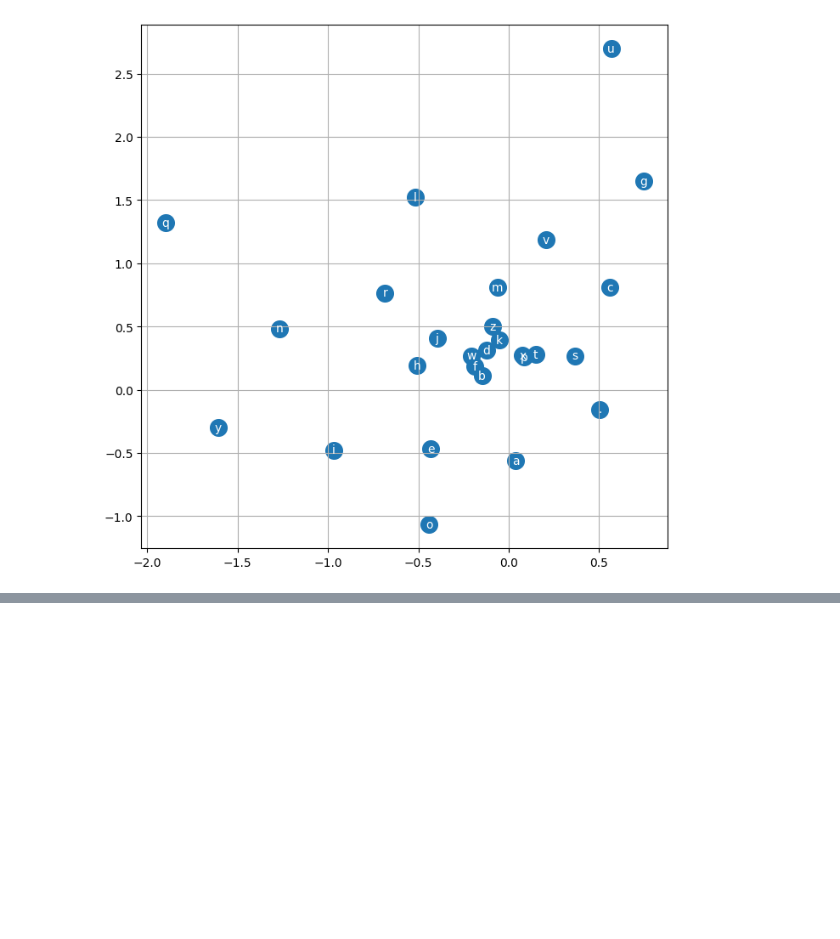
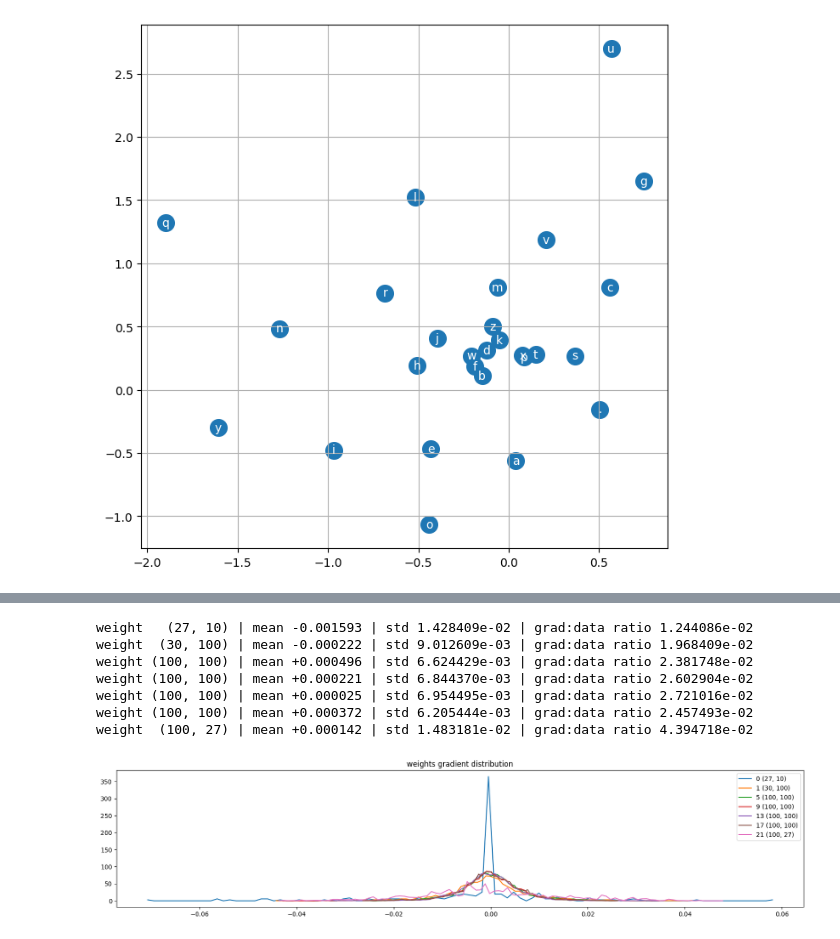
Before and after one commit to antonioruiz2606/LearningNLP, a Jupyter notebook: mlp.ipynb, the cells around one changed output, grey strips where cells are left out. Saved outputs shown, nothing was run; the diff lists cells and outputs as text; code cells hidden in the pictures; blank space fills up the shorter version.

```diff
--- a/mlp.ipynb
+++ b/mlp.ipynb
@@ -202,0 +472,22 @@ plt.grid('minor')
+# %%
+# visualize histograms
+plt.figure(figsize=(20, 4)) # width and height of the plot
+legends = []
+for i,p in enumerate(parameters):
+  t = p.grad
+  if p.ndim == 2:
+    print('weight %10s | mean %+f | std %e | grad:data ratio %e' % (tuple(p.shape), t.mean(), t.std(), t.std() / p.std()))
+    hy, hx = torch.histogram(t, density=True)
+    plt.plot(hx[:-1].detach(), hy.detach())
+    legends.append(f'{i} {tuple(p.shape)}')
+plt.legend(legends)
+plt.title('weights gradient distribution');
+# %% [output]
+weight   (27, 10) | mean -0.001593 | std 1.428409e-02 | grad:data ratio 1.244086e-02
+weight  (30, 100) | mean -0.000222 | std 9.012609e-03 | grad:data ratio 1.968409e-02
+weight (100, 100) | mean +0.000496 | std 6.624429e-03 | grad:data ratio 2.381748e-02
+weight (100, 100) | mean +0.000221 | std 6.844370e-03 | grad:data ratio 2.602904e-02
+weight (100, 100) | mean +0.000025 | std 6.954495e-03 | grad:data ratio 2.721016e-02
+weight (100, 100) | mean +0.000372 | std 6.205444e-03 | grad:data ratio 2.457493e-02
+weight  (100, 27) | mean +0.000142 | std 1.483181e-02 | grad:data ratio 4.394718e-02
+[figure, added]
```
Also changed, not shown: parts of 35 cells of this notebook, 1 other file.
